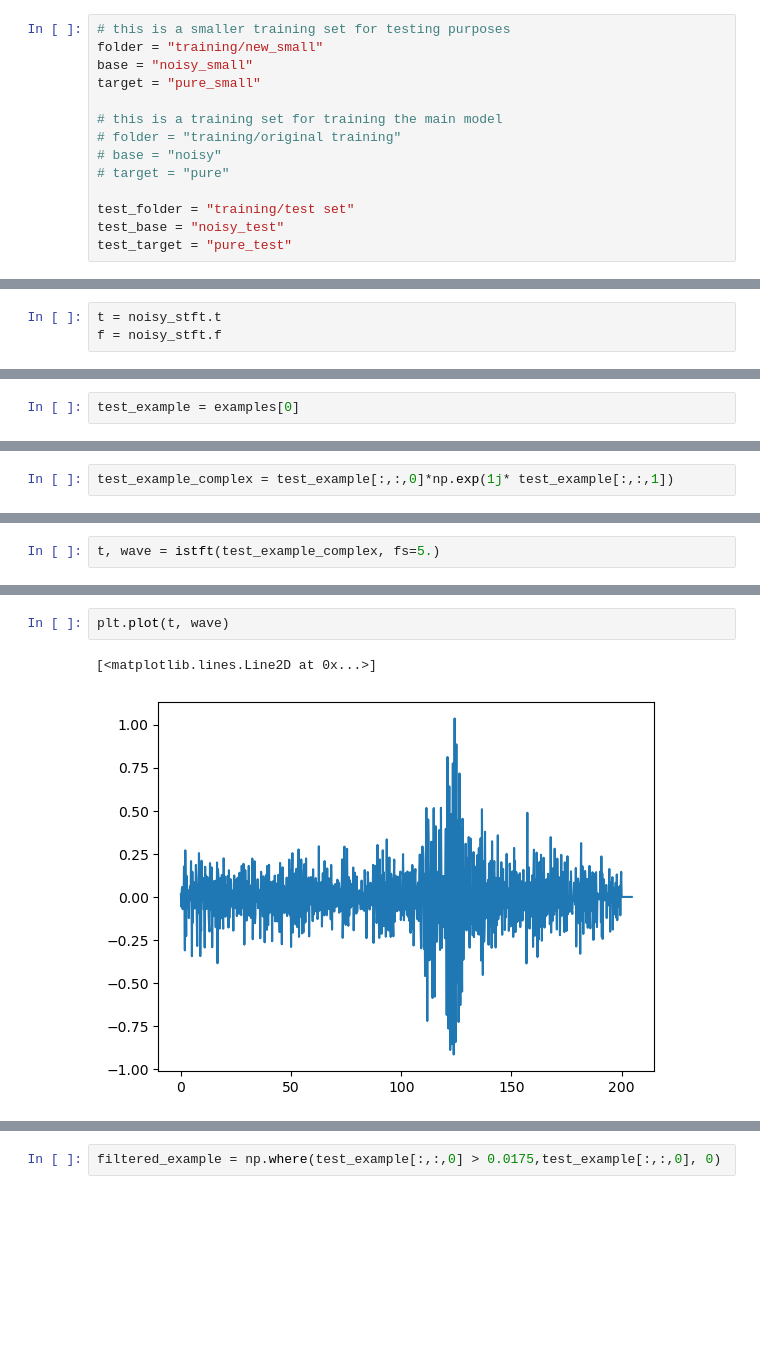
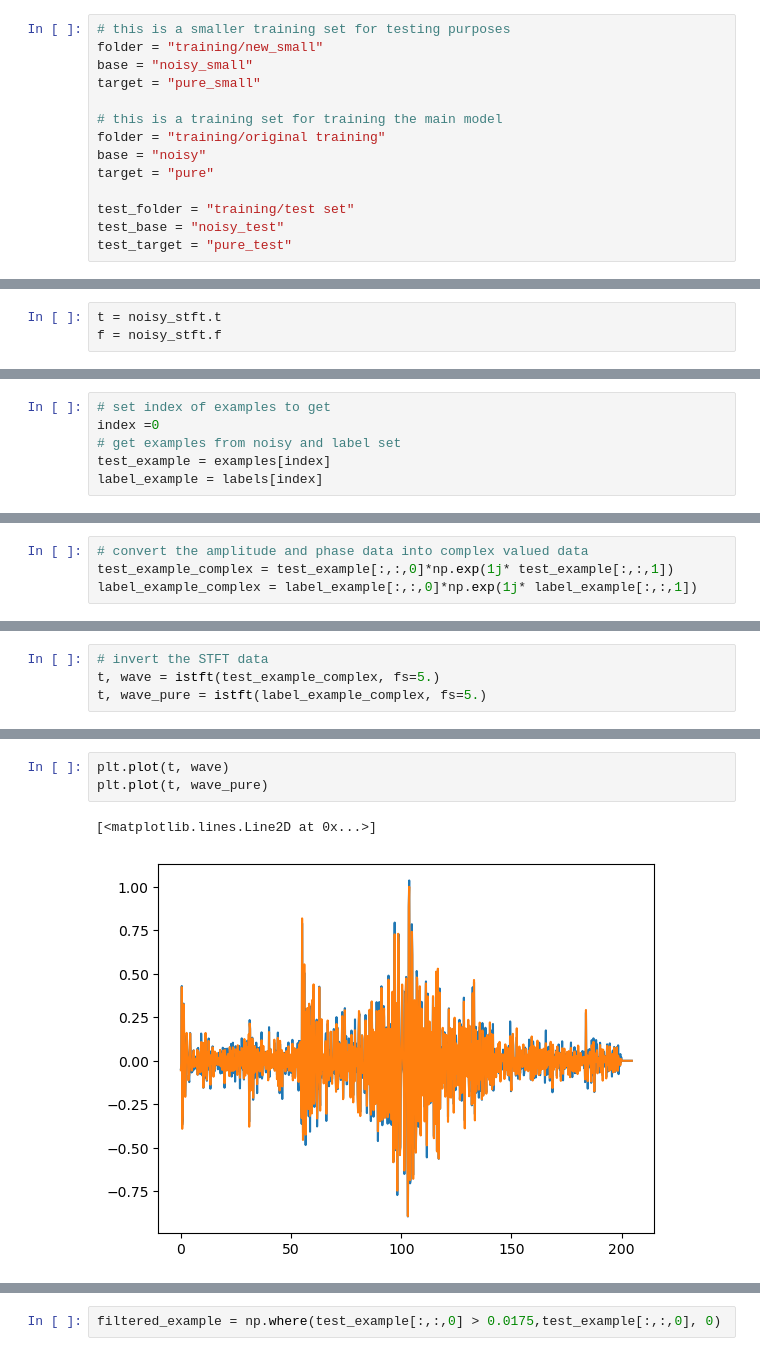
Before and after one commit to alexmundt/waveform-stft-denoise, a Jupyter notebook: Test Normalization.ipynb, the cells around one changed output, grey strips where cells are left out. Saved outputs shown, nothing was run; the diff lists cells and outputs as text; blank space fills up the shorter version.

```diff
--- a/Test Normalization.ipynb
+++ b/Test Normalization.ipynb
@@ -37,9 +37,9 @@ base = "noisy_small"
 target = "pure_small"
 
 # this is a training set for training the main model
-# folder = "training/original training"
-# base = "noisy"
-# target = "pure"
+folder = "training/original training"
+base = "noisy"
+target = "pure"
 
 test_folder = "training/test set"
 test_base = "noisy_test"
@@ -79,2 +78,6 @@ examples.shape
 # %%
-test_example = examples[0]
+# set index of examples to get
+index =0
+# get examples from noisy and label set
+test_example = examples[index]
+label_example = labels[index]
@@ -81,2 +87,4 @@ test_example = examples[0]
 # %%
+# convert the amplitude and phase data into complex valued data
 test_example_complex = test_example[:,:,0]*np.exp(1j* test_example[:,:,1])
+label_example_complex = label_example[:,:,0]*np.exp(1j* label_example[:,:,1])
@@ -87,2 +91,4 @@ test_example_complex.shape
 # %%
+# invert the STFT data
 t, wave = istft(test_example_complex, fs=5.)
+t, wave_pure = istft(label_example_complex, fs=5.)
@@ -89,5 +98,6 @@ t, wave = istft(test_example_complex, fs=5.)
 # %%
 plt.plot(t, wave)
+plt.plot(t, wave_pure)
 # %% [output]
 [<matplotlib.lines.Line2D at 0x...>]
-[figure, old version]
+[figure, new version]
```
Also changed, not shown: parts of 17 cells of this notebook.
